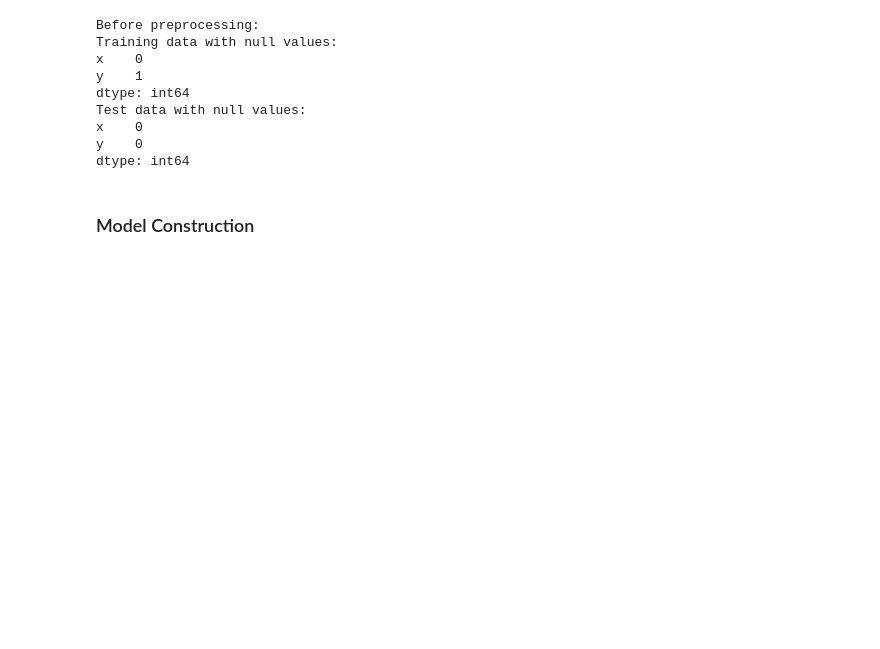
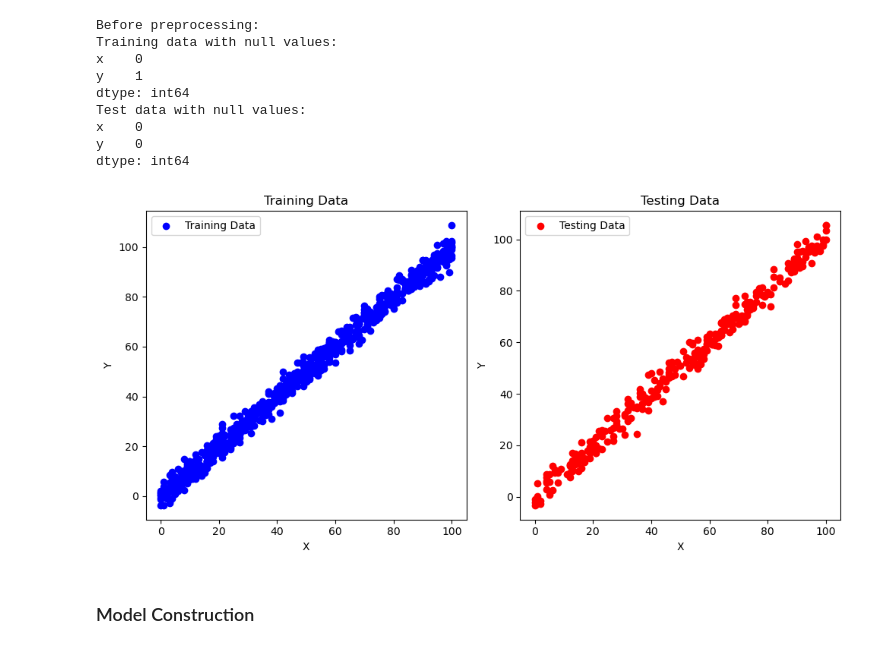
Before and after one commit to leejin-kyu/DGU-MLDL2023, a Jupyter notebook: Midterm Project[이진규2022121187].ipynb, the cells around one changed output. Drawn from its saved outputs; the diff is of its cells as text; code cells hidden in the pictures; blank space fills up the shorter version.

```diff
--- a/Midterm Project[이진규2022121187].ipynb
+++ b/Midterm Project[이진규2022121187].ipynb
@@ -72,6 +106,27 @@ Test data with null values:
 x    0
 y    0
 dtype: int64
+# %%
+# 초기 데이터 시각화
+plt.figure(figsize=(10, 5))
+plt.subplot(1, 2, 1)
+plt.scatter(train_data['x'], train_data['y'], color='blue', label='Training Data')
+plt.title('Training Data')
+plt.xlabel('X')
+plt.ylabel('Y')
+plt.legend()
+
+plt.subplot(1, 2, 2)
+plt.scatter(test_data['x'], test_data['y'], color='red', label='Testing Data')
+plt.title('Testing Data')
+plt.xlabel('X')
+plt.ylabel('Y')
+plt.legend()
+
+plt.tight_layout()
+plt.show()
+# %% [output]
+[figure, added]
 # %% [markdown]
 ### Model Construction
 # %%
```
Also changed, not shown: parts of 7 cells of this notebook.
